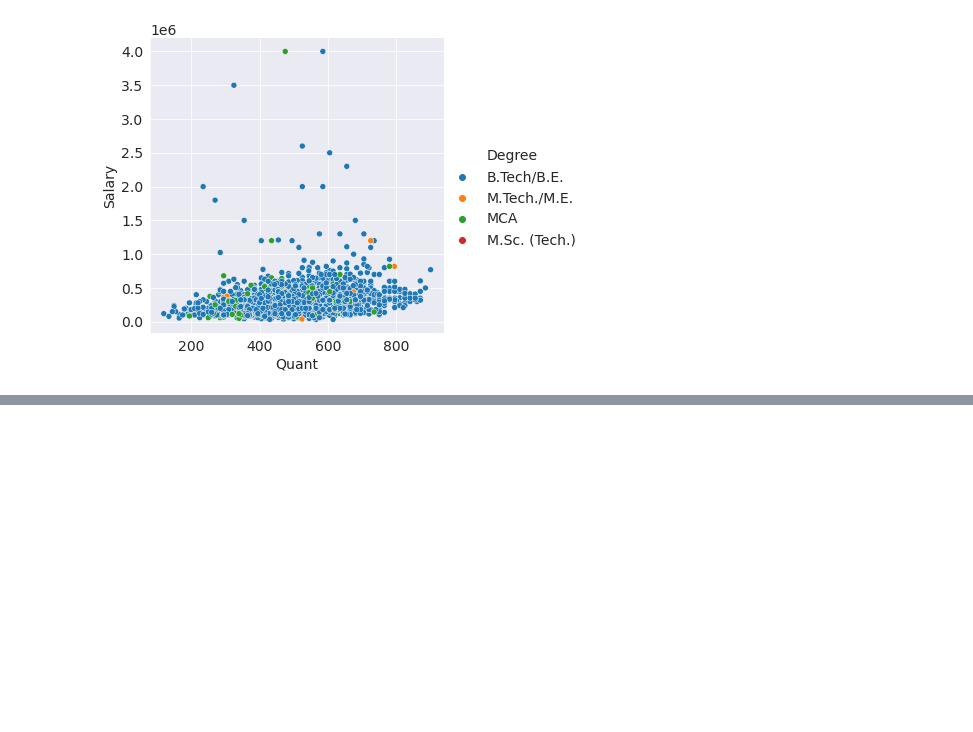
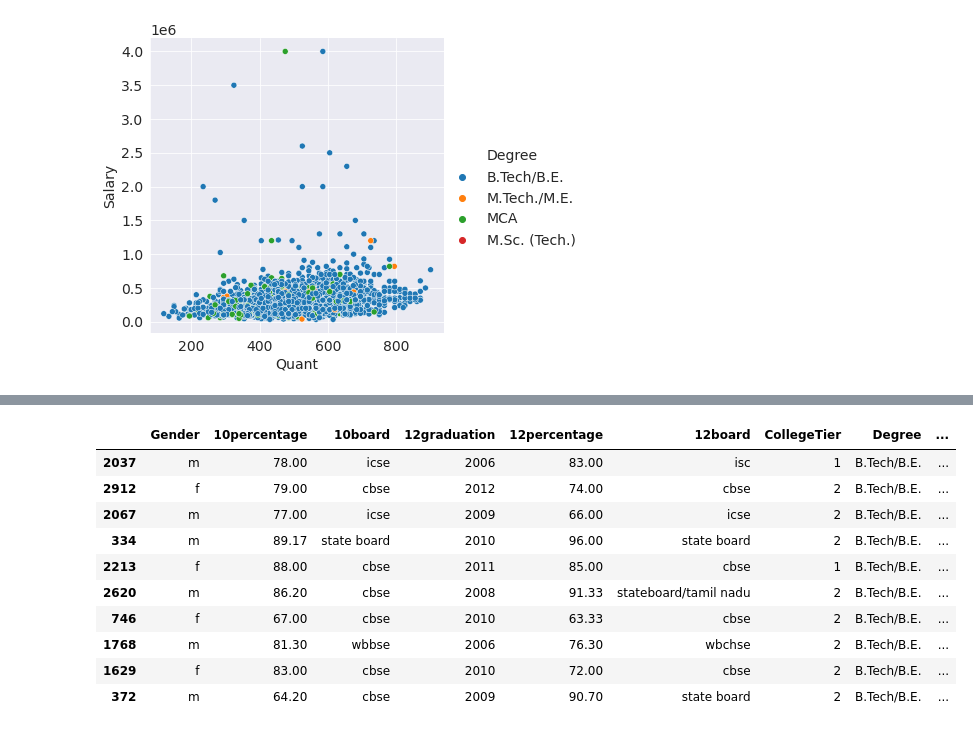
Before and after one commit to AMMLRepos/salary-prediction-engineering-graduates, a Jupyter notebook: Engineering_Graduates_Salary_Prediction.ipynb, the cells around one changed output, grey strips where cells are left out. Cells and saved outputs as stored; diff of their text form; code cells hidden in the pictures; blank space fills up the shorter version.

```diff
--- a/Engineering_Graduates_Salary_Prediction.ipynb
+++ b/Engineering_Graduates_Salary_Prediction.ipynb
@@ -284,0 +319,17 @@ print(engineering_df)
+# %%
+remove_columns = ["CollegeState", "GraduationYear", "GraduationYear", "DOB"]
+engineering_df = engineering_df.drop(remove_columns, axis = 1 )
+# %%
+engineering_df.sample(10)
+# %% [output]
+|  | Gender | 10percentage | 10board | 12graduation | 12percentage | 12board | CollegeTier | Degree | ... |
+| 2037 | m | 78.00 | icse | 2006 | 83.00 | isc | 1 | B.Tech/B.E. | ... |
+| 2912 | f | 79.00 | cbse | 2012 | 74.00 | cbse | 2 | B.Tech/B.E. | ... |
+| 2067 | m | 77.00 | icse | 2009 | 66.00 | icse | 2 | B.Tech/B.E. | ... |
+| 334 | m | 89.17 | state board | 2010 | 96.00 | state board | 2 | B.Tech/B.E. | ... |
+| 2213 | f | 88.00 | cbse | 2011 | 85.00 | cbse | 1 | B.Tech/B.E. | ... |
+| 2620 | m | 86.20 | cbse | 2008 | 91.33 | stateboard/tamil nadu | 2 | B.Tech/B.E. | ... |
+| 746 | f | 67.00 | cbse | 2010 | 63.33 | cbse | 2 | B.Tech/B.E. | ... |
+| 1768 | m | 81.30 | wbbse | 2006 | 76.30 | wbchse | 2 | B.Tech/B.E. | ... |
+| 1629 | f | 83.00 | cbse | 2010 | 72.00 | cbse | 2 | B.Tech/B.E. | ... |
+| 372 | m | 64.20 | cbse | 2009 | 90.70 | state board | 2 | B.Tech/B.E. | ... |
```
Also changed, not shown: parts of 9 cells of this notebook.
